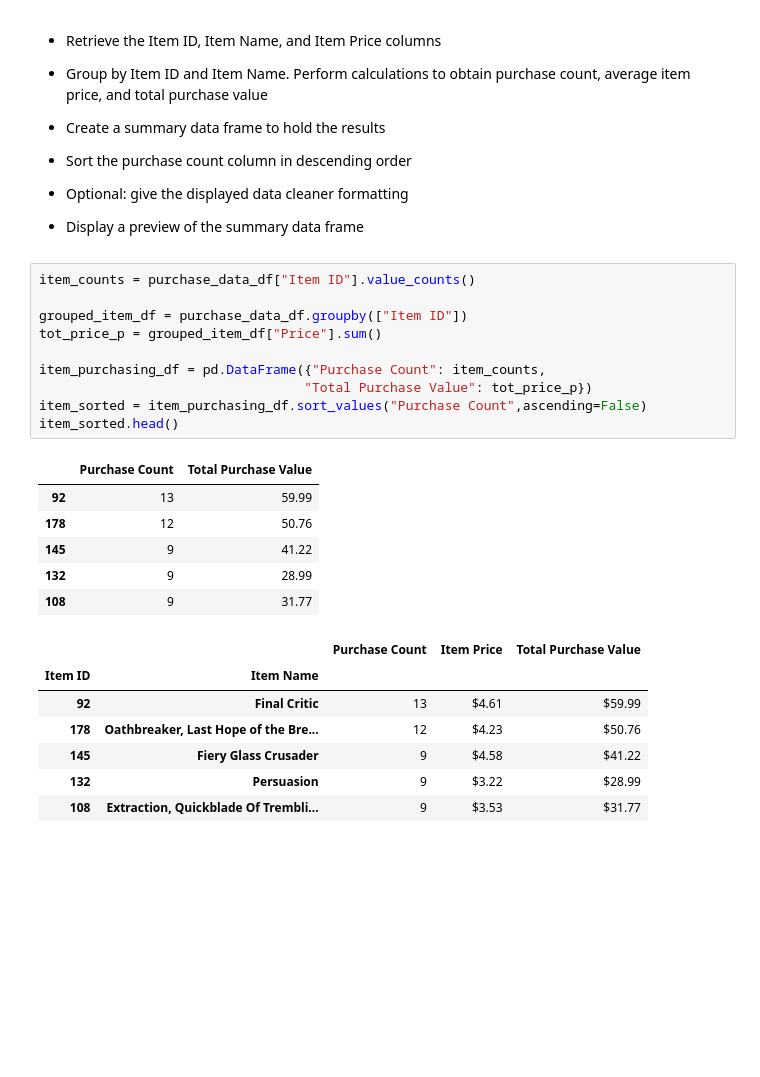
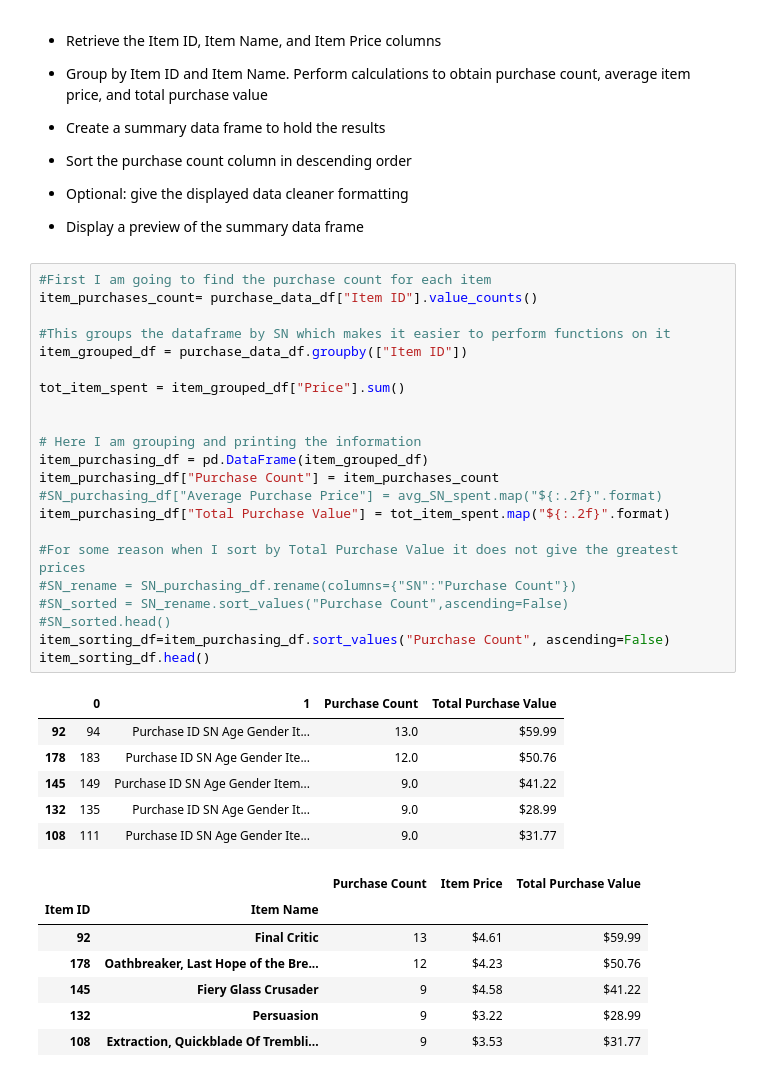
Before and after one commit to cseebec/pandas-challenge, a Jupyter notebook: HeroesOfPymoli/HeroesOfPymoli.ipynb, the cells around one changed output. Drawn from its saved outputs; the diff is of its cells as text; blank space fills up the shorter version.

```diff
--- a/HeroesOfPymoli/HeroesOfPymoli.ipynb
+++ b/HeroesOfPymoli/HeroesOfPymoli.ipynb
@@ -411,23 +304,35 @@ gender_sorted.head()
 
 
 * Display a preview of the summary data frame
-# %%
-item_counts = purchase_data_df["Item ID"].value_counts()
-
-grouped_item_df = purchase_data_df.groupby(["Item ID"])
-tot_price_p = grouped_item_df["Price"].sum()
-
-item_purchasing_df = pd.DataFrame({"Purchase Count": item_counts,
-                                  "Total Purchase Value": tot_price_p})
-item_sorted = item_purchasing_df.sort_values("Purchase Count",ascending=False)
-item_sorted.head()
-# %% [output]
-|  | Purchase Count | Total Purchase Value |
-| 92 | 13 | 59.99 |
-| 178 | 12 | 50.76 |
-| 145 | 9 | 41.22 |
-| 132 | 9 | 28.99 |
-| 108 | 9 | 31.77 |
+# %%
+#First I am going to find the purchase count for each item
+item_purchases_count= purchase_data_df["Item ID"].value_counts()
+
+#This groups the dataframe by SN which makes it easier to perform functions on it
+item_grouped_df = purchase_data_df.groupby(["Item ID"])
+
+tot_item_spent = item_grouped_df["Price"].sum()
+
+
+# Here I am grouping and printing the information
+item_purchasing_df = pd.DataFrame(item_grouped_df)
+item_purchasing_df["Purchase Count"] = item_purchases_count
+#SN_purchasing_df["Average Purchase Price"] = avg_SN_spent.map("${:.2f}".format)
+item_purchasing_df["Total Purchase Value"] = tot_item_spent.map("${:.2f}".format)
+
+#For some reason when I sort by Total Purchase Value it does not give the greatest prices
+#SN_rename = SN_purchasing_df.rename(columns={"SN":"Purchase Count"})
+#SN_sorted = SN_rename.sort_values("Purchase Count",ascending=False)
+#SN_sorted.head()
+item_sorting_df=item_purchasing_df.sort_values("Purchase Count", ascending=False)
+item_sorting_df.head()
+# %% [output]
+|  | 0 | 1 | Purchase Count | Total Purchase Value |
+| 92 | 94 | Purchase ID SN Age Gender It... | 13.0 | $59.99 |
+| 178 | 183 | Purchase ID SN Age Gender Ite... | 12.0 | $50.76 |
+| 145 | 149 | Purchase ID SN Age Gender Item... | 9.0 | $41.22 |
+| 132 | 135 | Purchase ID SN Age Gender It... | 9.0 | $28.99 |
+| 108 | 111 | Purchase ID SN Age Gender Ite... | 9.0 | $31.77 |
 # %%
 # %% [output]
 |  |  | Purchase Count | Item Price | Total Purchase Value |
```
Also changed, not shown: parts of 9 cells of this notebook.
